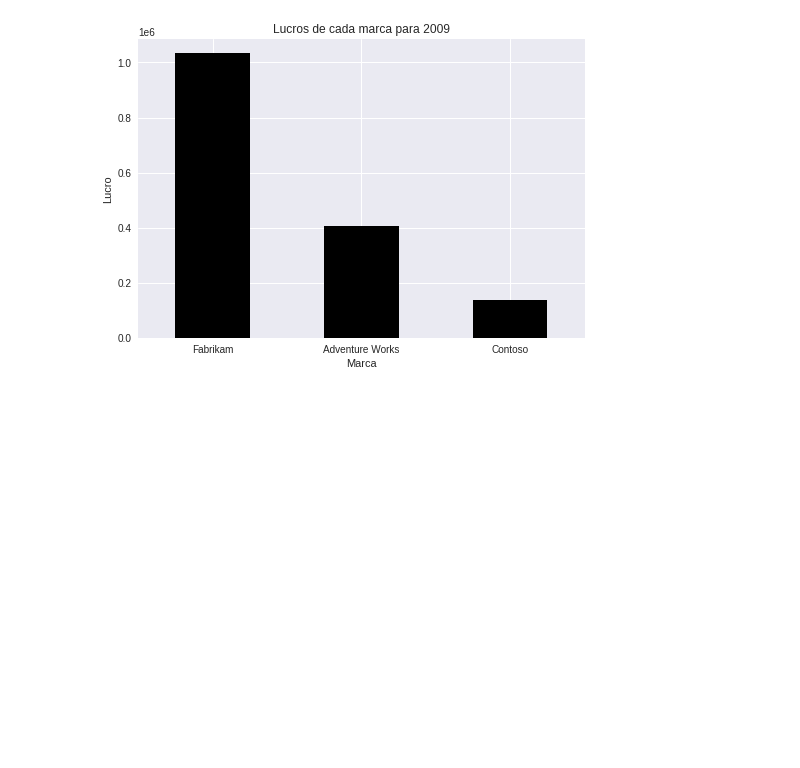
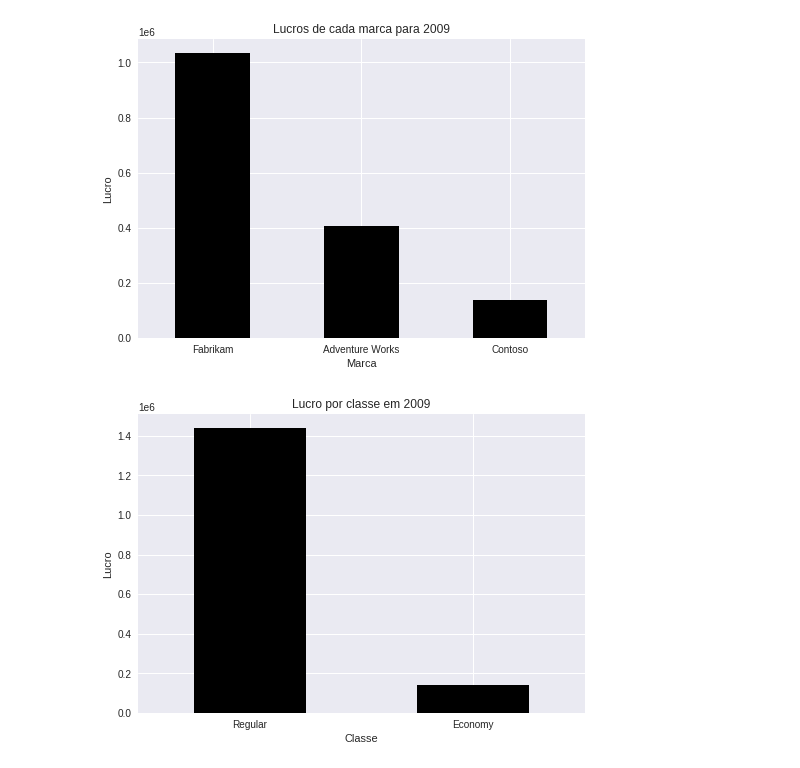
Before and after one commit to shl0mo/AnaliseDados_DIO-Pandas, a Jupyter notebook: AnaliseDados_DIO_Pandas.ipynb, the cells around one changed output. Saved outputs shown, nothing was run; the diff lists cells and outputs as text; code cells hidden in the pictures; blank space fills up the shorter version.

```diff
--- a/AnaliseDados_DIO_Pandas.ipynb
+++ b/AnaliseDados_DIO_Pandas.ipynb
@@ -790,3 +790,10 @@ plt.ylabel('Lucro')
 plt.xticks(rotation='horizontal');
 # %% [output]
 [figure]
+# %%
+#Gráfico em barras da relação luro x classe em 2009:
+df_2009.groupby(df_2009['Classe'])['Lucro'].sum().sort_values(ascending=False).plot.bar(title='Lucro por classe em 2009', color='black')
+plt.ylabel('Lucro')
+plt.xticks(rotation='horizontal');
+# %% [output]
+[figure, added]
```
Also changed, not shown: parts of 6 cells of this notebook.
